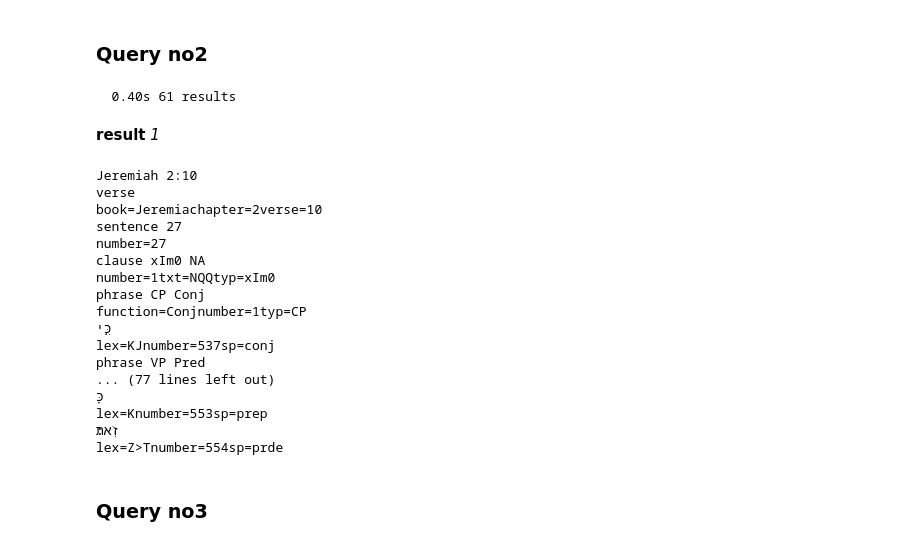
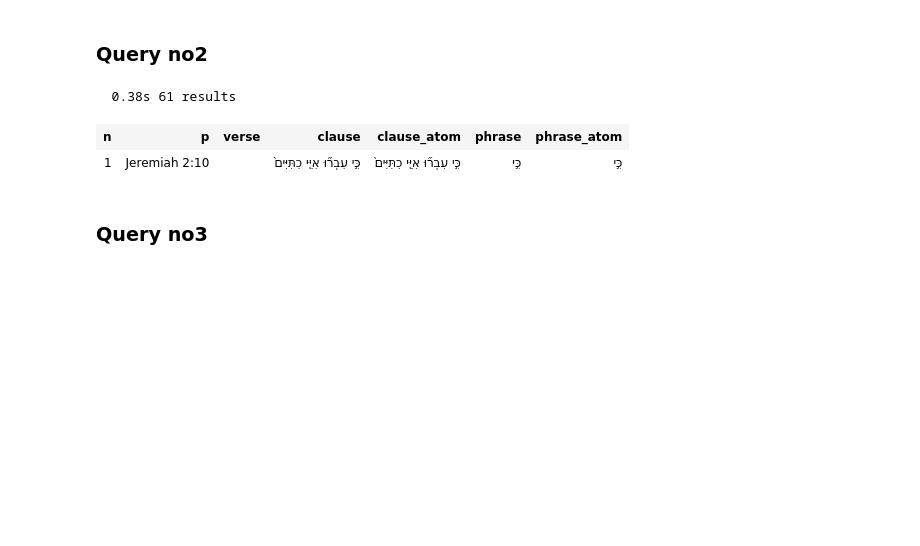
Before and after one commit to oliverglanz/Text-Fabric, a Jupyter notebook: TF-workshop/TF-Workshop_010_TextGrammarDisplayCreation.ipynb, the cells around one changed output. Drawn from its saved outputs; the diff is of its cells as text; code cells hidden in the pictures; blank space fills up the shorter version.

```diff
--- a/TF-workshop/TF-Workshop_010_TextGrammarDisplayCreation.ipynb
+++ b/TF-workshop/TF-Workshop_010_TextGrammarDisplayCreation.ipynb
@@ -151,33 +135,17 @@ lex=GRR/number=9264sp=nmpr
 # %%
 TextGrammarBHS='''
 verse book=Jeremia chapter=2 verse=10|11|12|13|14
   clause typ txt* number* rela*
    clause_atom tab* typ* pargr* number* code*
      phrase function* number*
        phrase_atom rela* number*
 '''
 TextGrammarBHS = BHS.search(TextGrammarBHS)
-BHS.show(TextGrammarBHS, start=1, end=1, extraFeatures={'function', 'lex', 'sp', 'typ', 'ls','tab'}, condensed=False)
+BHS.table(TextGrammarBHS, start=1, end=1, extraFeatures={'function', 'lex', 'sp', 'typ', 'ls','tab'}, condensed=False)
 # %% [output]
-  0.40s 61 results
+  0.38s 61 results
-result 1
-Jeremiah 2:10
-verse
-book=Jeremiachapter=2verse=10
-sentence 27
-number=27
-clause xIm0 NA
-number=1txt=NQQtyp=xIm0
-phrase CP Conj
-function=Conjnumber=1typ=CP
-כִּ֣י
-lex=KJnumber=537sp=conj
-phrase VP Pred
-... (77 lines left out)
-כָּ
-lex=Knumber=553sp=prep
-זֹֽאת׃
-lex=Z>Tnumber=554sp=prde
+| n | p | verse | clause | clause_atom | phrase | phrase_atom |
+| 1 | Jeremiah 2:10 |  | כִּ֣י עִבְר֞וּ אִיֵּ֤י כִתִּיִּים֙ | כִּ֣י עִבְר֞וּ אִיֵּ֤י כִתִּיִּים֙ | כִּ֣י | כִּ֣י |
 # %% [markdown]
 ### Query no3
 # %%
```
Also changed, not shown: parts of 58 cells of this notebook.
